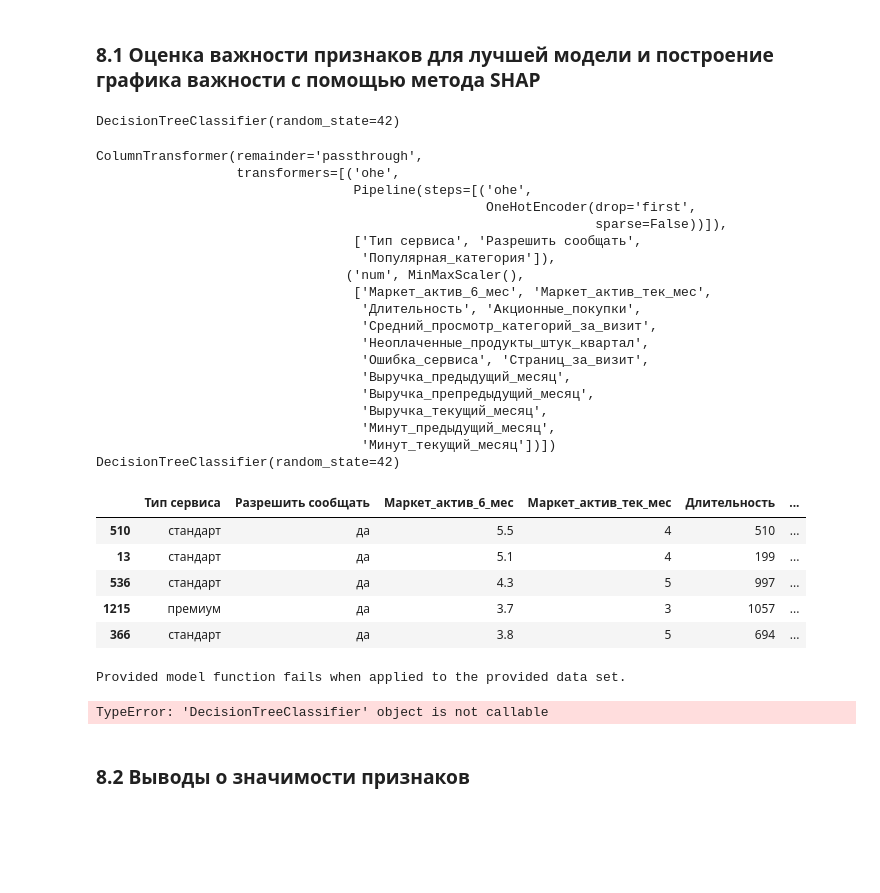
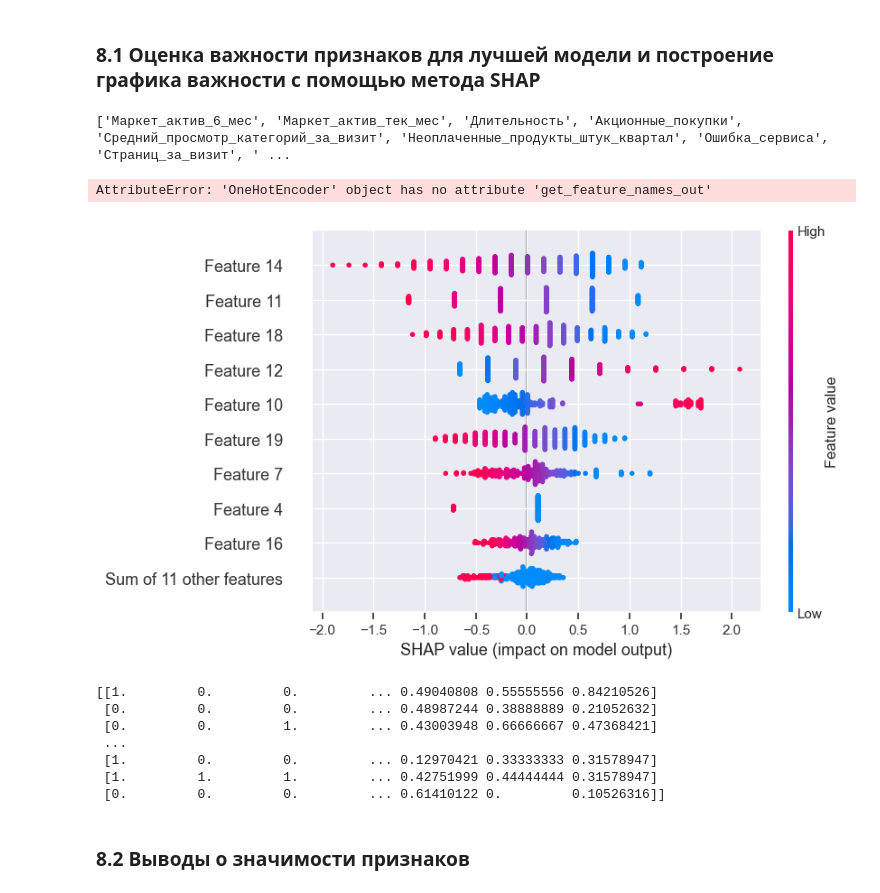
Before and after one commit to theotheo46/ds, a Jupyter notebook: vodinclick.ipynb, the cells around one changed output. Saved outputs shown, nothing was run; the diff lists cells and outputs as text; code cells hidden in the pictures; blank space fills up the shorter version.

```diff
--- a/vodinclick.ipynb
+++ b/vodinclick.ipynb
@@ -617,13 +612,13 @@ param_grid = [
     # словарь для модели KNeighborsClassifier()
     {
         'models': [KNeighborsClassifier()],
-        'models__n_neighbors': range(2, 10),
+        'models__n_neighbors': range(2, 6),
         'preprocessor__num': [StandardScaler(), MinMaxScaler(), 'passthrough']
     },
 
     # словарь для модели SVC()
     {
-        'models': [SVC(random_state=RANDOM_STATE)],
+        'models': [SVC(random_state=RANDOM_STATE, kernel='linear')],
         'models__degree': range(3, 7),
         'preprocessor__num': [StandardScaler(), MinMaxScaler(), 'passthrough']
     },
@@ -648,7 +643,7 @@ grid_search = GridSearchCV(
     n_jobs=-1
 )
 grid_search.fit(X_train, y_train)
-print(type(model))
+
 result = pd.DataFrame(grid_search.cv_results_)
 display(result[
     ['rank_test_score', 'param_models', 'mean_test_score','params']
@@ -733,50 +726,33 @@ numpy.ndarray
 ## 8. Анализ важности признаков
 # %% [markdown]
 ### 8.1 Оценка важности признаков для лучшей модели и построение графика важности с помощью метода SHAP
-# %%
-pipe_final.named_steps['models']
-# %% [output]
-DecisionTreeClassifier(random_state=42)
+# %%
+# pipe_final.named_steps['preprocessor'].transformers_[0][1].named_steps['ohe'].get_feature_names_out()
+nums = pipe_final.named_steps['preprocessor'].transformers_[1][2]
+print(nums)
+
+cats = pipe_final.named_steps['preprocessor'].transformers_[0][1]['ohe'].get_feature_names_out(ohe_columns).tolist()
+cats
+# %% [output]
+['Маркет_актив_6_мес', 'Маркет_актив_тек_мес', 'Длительность', 'Акционные_покупки', 'Средний_просмотр_категорий_за_визит', 'Неоплаченные_продукты_штук_квартал', 'Ошибка_сервиса', 'Страниц_за_визит', ' ...
+AttributeError: 'OneHotEncoder' object has no attribute 'get_feature_names_out'
 # %%
-def super_predict(ndarr):
-    df = pd.DataFrame(ndarr)
-    df.columns = X_train.columns
-    return grid_search.predict(df)
+X_train_transformed = pipe_final.named_steps['preprocessor'].fit_transform(X_train)
+X_test_transformed = pipe_final.named_steps['preprocessor'].transform(X_test)
 
-print(pipe_final['preprocessor'])
-print(pipe_final['models'])
-display(X_train.head())
-explainer =  shap.KernelExplainer(pipe_final.named_steps['models'], X_train)
-shap_values = explainer.shap_values(X_test, nsamples=100)
-shap.force_plot(explainer.expected_value[0], shap_values[0][0,:], X_test.iloc[0,:])
+explainer = shap.LinearExplainer(grid_search.best_estimator_.named_steps['models'], X_train_transformed)
+shap_values = explainer(X_test_transformed)
+shap.plots.beeswarm(shap_values)
+print(X_test_transformed)
 # %% [output]
+[figure, added]
-ColumnTransformer(remainder='passthrough',
-                  transformers=[('ohe',
-                                 Pipeline(steps=[('ohe',
-                                                  OneHotEncoder(drop='first',
-                                                                sparse=False))]),
-                                 ['Тип сервиса', 'Разрешить сообщать',
-                                  'Популярная_категория']),
-                                ('num', MinMaxScaler(),
-                                 ['Маркет_актив_6_мес', 'Маркет_актив_тек_мес',
-                                  'Длительность', 'Акционные_покупки',
-                                  'Средний_просмотр_категорий_за_визит',
-                                  'Неоплаченные_продукты_штук_квартал',
-                                  'Ошибка_сервиса', 'Страниц_за_визит',
-                                  'Выручка_предыдущий_месяц',
-                                  'Выручка_препредыдущий_месяц',
-                                  'Выручка_текущий_месяц',
-                                  'Минут_предыдущий_месяц',
-                                  'Минут_текущий_месяц'])])
-DecisionTreeClassifier(random_state=42)
+[[1.         0.         0.         ... 0.49040808 0.55555556 0.84210526]
+ [0.         0.         0.         ... 0.48987244 0.38888889 0.21052632]
+ [0.         0.         1.         ... 0.43003948 0.66666667 0.47368421]
+ ...
+ [1.         0.         0.         ... 0.12970421 0.33333333 0.31578947]
+ [1.         1.         1.         ... 0.42751999 0.44444444 0.31578947]
+ [0.         0.         0.         ... 0.61410122 0.         0.10526316]]
-|  | Тип сервиса | Разрешить сообщать | Маркет_актив_6_мес | Маркет_актив_тек_мес | Длительность | ... |
-| 510 | стандарт | да | 5.5 | 4 | 510 | ... |
-| 13 | стандарт | да | 5.1 | 4 | 199 | ... |
-| 536 | стандарт | да | 4.3 | 5 | 997 | ... |
-| 1215 | премиум | да | 3.7 | 3 | 1057 | ... |
-| 366 | стандарт | да | 3.8 | 5 | 694 | ... |
-Provided model function fails when applied to the provided data set.
-TypeError: 'DecisionTreeClassifier' object is not callable
 # %% [markdown]
 ### 8.2 Выводы о значимости признаков
 # %% [markdown]
```
Also changed, not shown: parts of 6 cells of this notebook.
